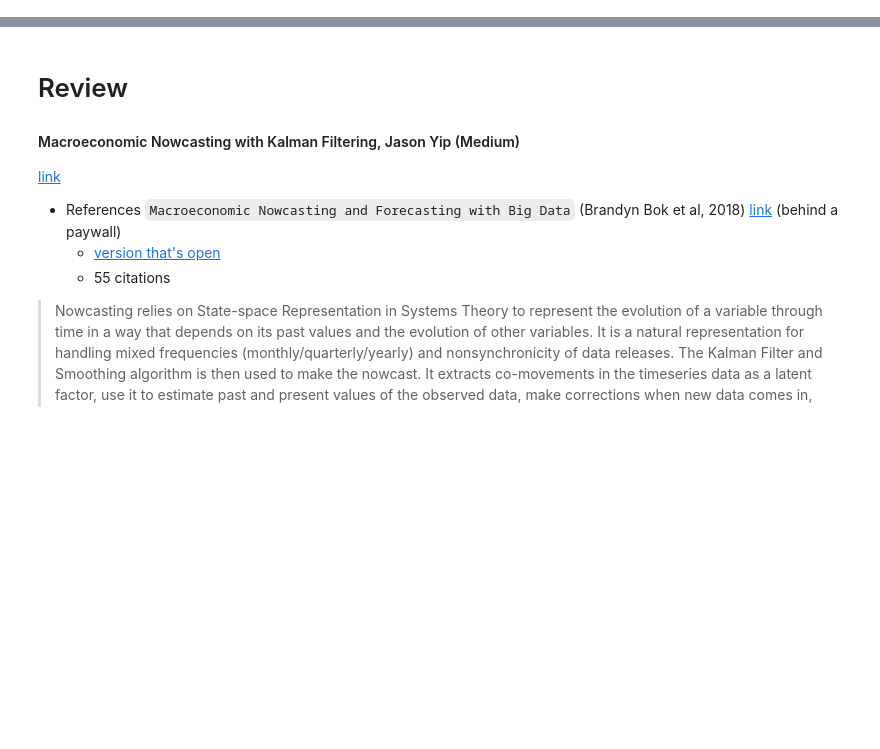
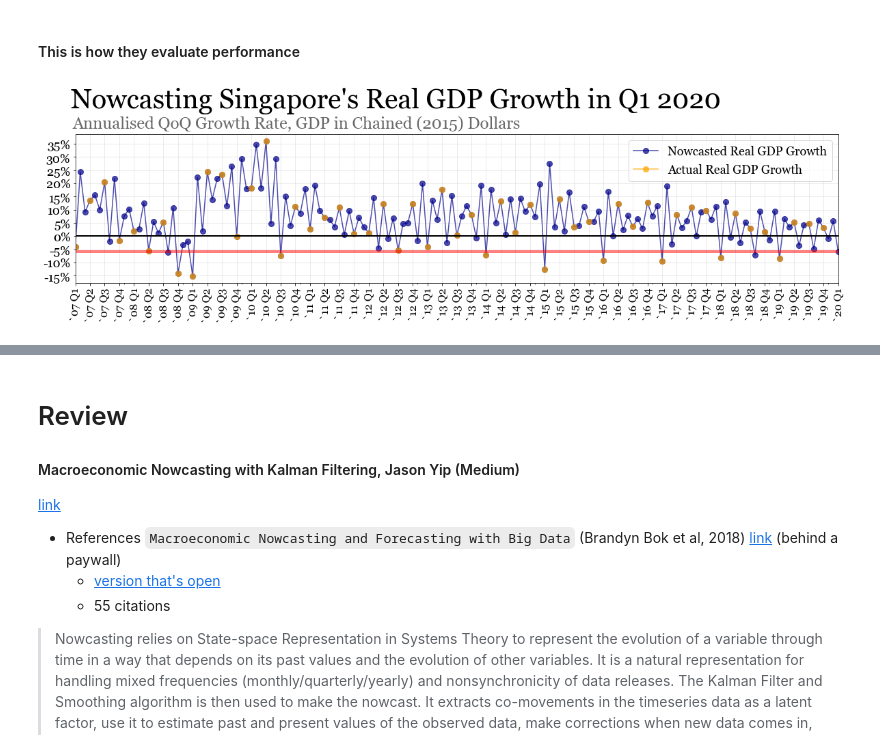
Before and after one commit to GeoffPidcock/ais-pacifimpact, a Jupyter notebook: notebooks/02--geoffpidcock--model-prototyping.ipynb, the cells around one changed output, grey strips where cells are left out. Drawn from its saved outputs; the diff is of its cells as text; code cells hidden in the pictures; blank space fills up the shorter version.

```diff
--- a/notebooks/02--geoffpidcock--model-prototyping.ipynb
+++ b/notebooks/02--geoffpidcock--model-prototyping.ipynb
@@ -12,0 +143,3 @@ Geoff Pidcock | PacifImpact | Sept 2020
+# %%
+resultdf = pd.DataFrame({'Nowcasted Real GDP Growth':res.filter_results.smoothed_forecasts[0],'Actual Real GDP Growth':df['Real GDP Growth Rate']})*100
+resultdf
@@ -12,0 +160,31 @@ Geoff Pidcock | PacifImpact | Sept 2020
+# %% [markdown]
+#### This is how they evaluate performance
+# %%
+plotdf = resultdf.iloc[-157:]
+def f(date):
+    end = ''
+    if date[-1] == '3':
+        end = ' Q1'
+    if date[-1] == '6':
+        end = ' Q2'
+    if date[-1] == '9':
+        end = ' Q3'
+    if date[-2:] == '12':
+        end = ' Q4'
+    return "`"+date[2:4]+end
+plotdf_labels = [f(str(x)) for x in list(plotdf.index)]
+rcParams['font.family'] = 'Georgia'
+ax = plotdf.plot(marker='o',linestyle='-',figsize=(20,4),alpha=0.7,color=['darkblue','orange'],markersize=8)
+ax.set_yticks(np.arange(-15, 40, 5))
+ax.set_yticklabels([str(x)+'%' for x in np.arange(-15, 40, 5)],fontsize=18)
+ax.set_xticks(plotdf.index[::3])
+ax.set_xticklabels(plotdf_labels[::3], rotation=90,fontsize=16)
+ax.grid('on', alpha=0.3)
+ax.axhline(y=plotdf['Nowcasted Real GDP Growth'][-1],alpha=0.5,linewidth=4,color='red');
+ax.axhline(y=0,alpha=1,linewidth=2,color='black');
+ax.legend(prop={'size':18});
+ax.set_title('Nowcasting Singapore\'s Real GDP Growth in Q1 2020',fontsize=40,y=1.15,x=0.42);
+plt.suptitle("Annualised QoQ Growth Rate, GDP in Chained (2015) Dollars",fontsize=24,y=0.975,x=0.35,color='dimgrey');
+# plt.savefig('myimage.png', format='png', dpi=1200)
+# %% [output]
+[figure, added]
```
Also changed, not shown: parts of 30 cells of this notebook, 1 other file.
